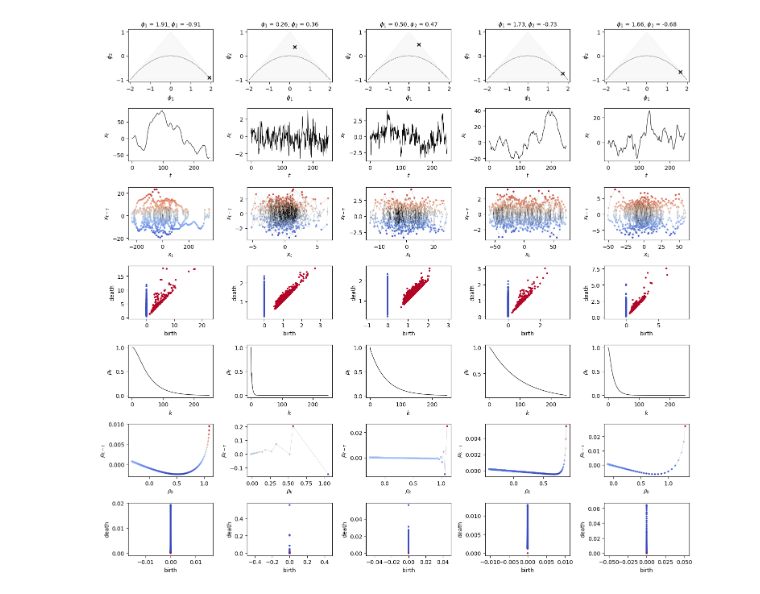
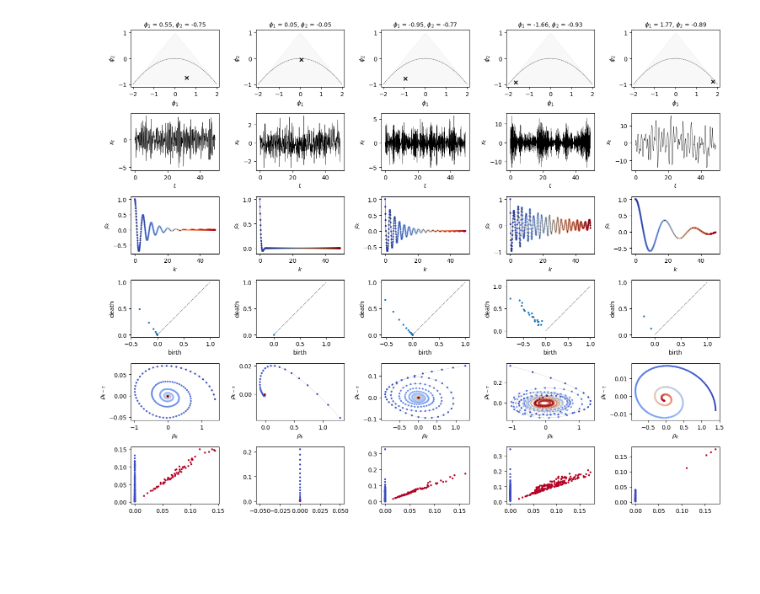
Before and after one commit to griegner/dsc214, a Jupyter notebook: project/00-proposal.ipynb, the cells around one changed output. Saved outputs shown, nothing was run; the diff lists cells and outputs as text; code cells hidden in the pictures; blank space fills up the shorter version.

Commit message:
add sublevel-set filtration

```diff
--- a/project/00-proposal.ipynb
+++ b/project/00-proposal.ipynb
@@ -1,39 +1,42 @@
 # %%
 import matplotlib.pyplot as plt
 import nb_utils
-from gtda.homology import VietorisRipsPersistence
+import numpy as np
+from gtda.homology import VietorisRipsPersistence, WeightedRipsPersistence
 from gtda.time_series import SingleTakensEmbedding
+from scipy.interpolate import CubicSpline
 from sklearn.decomposition import PCA
 from src import acf_utils, plts, sim
 
 plt.rcParams["image.cmap"] = "coolwarm"
 
 
-emb = SingleTakensEmbedding(parameters_type="search", n_jobs=-1)
-vr = VietorisRipsPersistence(
-    metric="euclidean", max_edge_length=100, homology_dimensions=(0, 1), n_jobs=-1
-)
+emb = SingleTakensEmbedding(time_delay=1, dimension=2, n_jobs=-1)
 pca = PCA(n_components=2)
+vr = VietorisRipsPersistence(metric="euclidean", homology_dimensions=(0, 1), n_jobs=-1)
 
-n_sims, n_timepoints, n_lags = 5, 1000, 250
+n_sims, n_lags, n_interp = 5, 50, 10
+ks = np.linspace(0, n_lags - 1, n_lags)
+ks_interp = np.linspace(0, n_lags - 1, (n_lags * n_interp))
 
-fig, axs = plt.subplots(nrows=7, ncols=n_sims, figsize=(15, 14))
-plot_kwargs = dict(ls="-", lw=0.75)
+fig, axs = plt.subplots(nrows=6, ncols=n_sims, figsize=(15, 12))
+plot_kwargs = dict(ls="-", lw=0.5)
 scatter_kwargs = dict(s=5)
 
 for idx in range(n_sims):
-    phis = nb_utils.gen_ar2_coeffs(oscillatory=False, random_seed=idx + 10)
+    phis = nb_utils.gen_ar2_coeffs(oscillatory=True, random_seed=idx)
 
-    X = sim.sim_ar(phis, n_timepoints, random_seed=idx).squeeze()
-    # X = (X - X.mean(axis=0)) / X.std(axis=0)
-    X_emb = emb.fit_transform(X)
-    X_vr = vr.fit_transform(X_emb[None, ...])
-    X_emb_pc = pca.fit_transform(X_emb)
+    X = sim.sim_ar(phis, n_lags * n_interp, random_seed=idx).squeeze()
 
     X_acf = acf_utils.ar_to_acf(phis, n_lags=n_lags)
+    cs = CubicSpline(ks, X_acf)
+    X_acf = cs(ks_interp)
     X_acf_emb = emb.fit_transform(X_acf)
+    X_acf_emb = pca.fit_transform(X_acf_emb)
+    weights = 1 - np.arange(len(X_acf_emb)) / (len(X_acf_emb))
+    X_acf_emb = np.hstack((X_acf_emb, weights.reshape(-1, 1)))
+    X_acf_ssf = nb_utils.sublevel_set_filtration(X_acf)
     X_acf_vr = vr.fit_transform(X_acf_emb[None, ...])
-    X_acf_emb_pc = pca.fit_transform(X_acf_emb)
 
     # stationarity triangle
     axs[0, idx].set_title(rf"$\phi_1$ = {phis[0]:.2f}, $\phi_2$ = {phis[1]:.2f}", fontsize=10)
@@ -41,41 +44,31 @@ for idx in range(n_sims):
     axs[0, idx].scatter(phis[0], phis[1], c="k", marker="x")
 
     # x_t
-    axs[1, idx].plot(X[:n_lags], c="k", **plot_kwargs)
+    axs[1, idx].plot(ks_interp, X[: n_lags * n_interp], c="k", **plot_kwargs)
     axs[1, idx].set_xlabel(r"$t$")
     axs[1, idx].set_ylabel(r"$x_t$")
 
-    # x_t embedding
-    axs[2, idx].plot(X_emb_pc[:, 0], X_emb_pc[:, 1], c="k", lw=0.1)
-    axs[2, idx].scatter(X_emb_pc[:, 0], X_emb_pc[:, 1], c=X_emb_pc[:, 1], **scatter_kwargs)
-    axs[2, idx].set_xlabel(r"$x_t$")
-    axs[2, idx].set_ylabel(r"$x_{t-\tau}$")
+    # rho_t
+    axs[2, idx].plot(ks_interp, X_acf, c="k", **plot_kwargs)
+    axs[2, idx].scatter(ks_interp, X_acf, c=ks_interp, **scatter_kwargs)
+    axs[2, idx].set_xlabel(r"$k$")
+    axs[2, idx].set_ylabel(r"$\rho_k$")
 
-    # x_t vietoris rips
-    axs[3, idx].scatter(X_vr[:, :, 0], X_vr[:, :, 1], c=X_vr[:, :, 2], **scatter_kwargs)
+    # rho_t sublevel set
+    axs[3, idx].scatter(X_acf_ssf[:, 0], X_acf_ssf[:, 1], **scatter_kwargs)
     axs[3, idx].axis("equal")
+    axs[3, idx].plot([0, 1], [0, 1], "k--", lw=0.5)
     axs[3, idx].set_xlabel("birth")
     axs[3, idx].set_ylabel("death")
 
-    # rho_t
-    axs[4, idx].plot(X_acf, c="k", **plot_kwargs)
-    axs[4, idx].set_xlabel(r"$k$")
-    axs[4, idx].set_ylabel(r"$\rho_k$")
+    # rho_t embedding
+    axs[4, idx].plot(X_acf_emb[:, 0], X_acf_emb[:, 1], c="k", lw=0.1)
+    axs[4, idx].scatter(X_acf_emb[:, 0], X_acf_emb[:, 1], c=X_acf_emb[:, 2] * -1, **scatter_kwargs)
+    axs[4, idx].set_xlabel(r"$\rho_k$")
+    axs[4, idx].set_ylabel(r"$\rho_{k-\tau}$")
 
-    # rho_t embedding
-    axs[5, idx].plot(X_acf_emb_pc[:, 0], X_acf_emb_pc[:, 1], c="k", lw=0.1)
-    axs[5, idx].scatter(
-        X_acf_emb_pc[:, 0], X_acf_emb_pc[:, 1], c=X_acf_emb_pc[:, 1], **scatter_kwargs
-    )
-    axs[5, idx].set_xlabel(r"$\rho_k$")
-    axs[5, idx].set_ylabel(r"$\rho_{k-\tau}$")
-
-    # rho_t vietoris rips
-    axs[6, idx].scatter(X_acf_vr[:, :, 0], X_acf_vr[:, :, 1], c=X_acf_vr[:, :, 2], **scatter_kwargs)
-    axs[6, idx].axis("equal")
-    axs[6, idx].set_xlabel("birth")
-    axs[6, idx].set_ylabel("death")
-
+    # rho_t embedding vietoris-rips
+    axs[5, idx].scatter(X_acf_vr[:, :, 0], X_acf_vr[:, :, 1], c=X_acf_vr[:, :, 2], **scatter_kwargs)
 
 fig.tight_layout()
 # %% [output]
@@ -87 +75 @@ fig.tight_layout()
-[figure, old version]
+[figure, new version]
```
Also changed, not shown: parts of 1 cell of this notebook, 1 other file.
